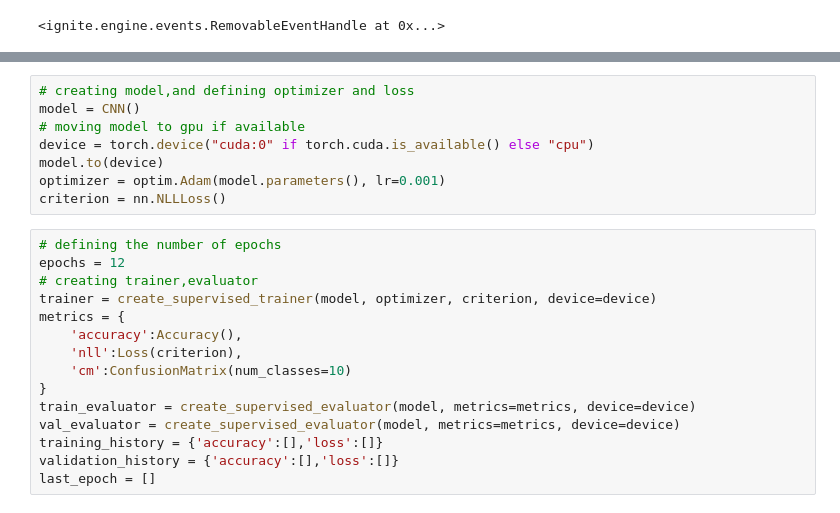
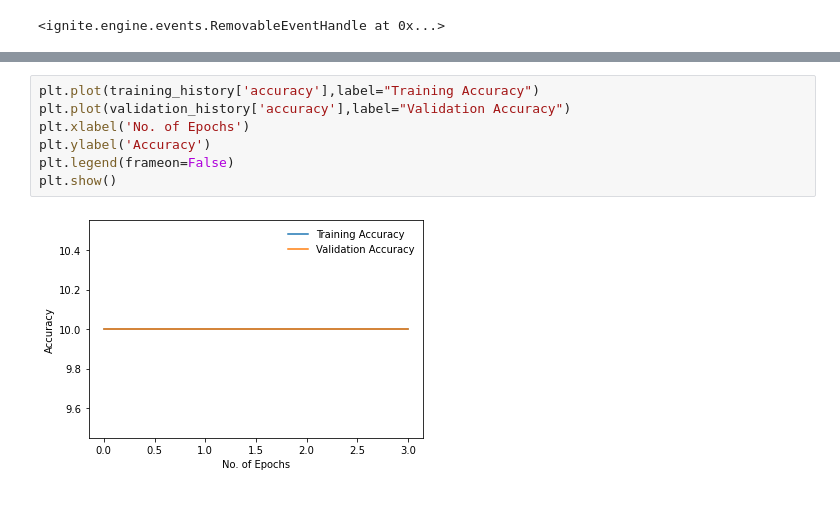
Before and after one commit to jihoon99/torch_study, a Jupyter notebook: torch_packages/ignite/ignite.ipynb, the cells around one changed output, grey strips where cells are left out. Saved outputs shown, nothing was run; the diff lists cells and outputs as text.

```diff
--- a/torch_packages/ignite/ignite.ipynb
+++ b/torch_packages/ignite/ignite.ipynb
@@ -364,23 +333,9 @@ class CNN(nn.Module):
-# %%
-# creating model,and defining optimizer and loss
-model = CNN()
-# moving model to gpu if available
-device = torch.device("cuda:0" if torch.cuda.is_available() else "cpu")
-model.to(device)
-optimizer = optim.Adam(model.parameters(), lr=0.001)
-criterion = nn.NLLLoss()
-# %%
-# defining the number of epochs
-epochs = 12
-# creating trainer,evaluator
-trainer = create_supervised_trainer(model, optimizer, criterion, device=device)
-metrics = {
-    'accuracy':Accuracy(),
-    'nll':Loss(criterion),
-    'cm':ConfusionMatrix(num_classes=10)
-}
-train_evaluator = create_supervised_evaluator(model, metrics=metrics, device=device)
-val_evaluator = create_supervised_evaluator(model, metrics=metrics, device=device)
-training_history = {'accuracy':[],'loss':[]}
-validation_history = {'accuracy':[],'loss':[]}
-last_epoch = []
+# %%
+plt.plot(training_history['accuracy'],label="Training Accuracy")
+plt.plot(validation_history['accuracy'],label="Validation Accuracy")
+plt.xlabel('No. of Epochs')
+plt.ylabel('Accuracy')
+plt.legend(frameon=False)
+plt.show()
+# %% [output]
+[figure, added]
```
Also changed, not shown: parts of 10 cells of this notebook.
